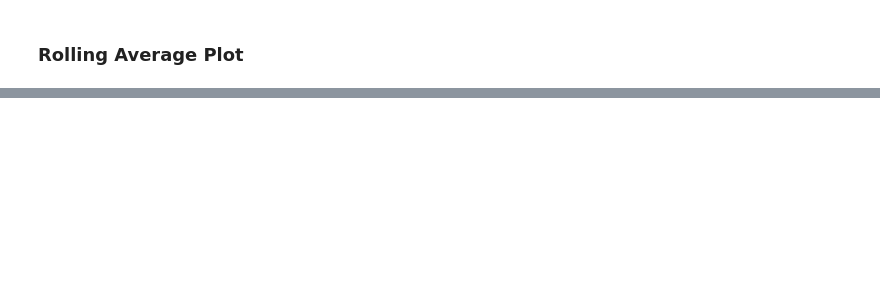
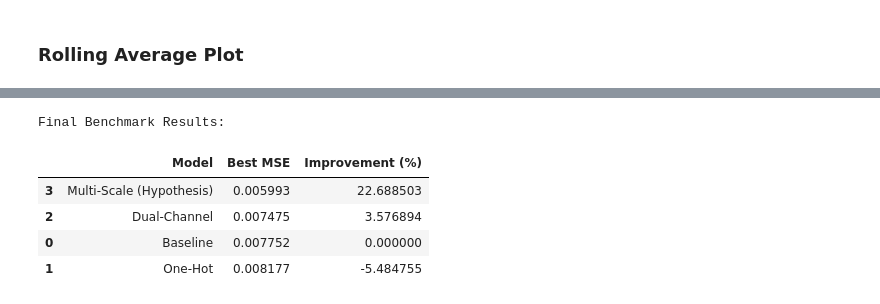
Before and after one commit to Friedrich-Mueller/ai_solutions, a Jupyter notebook: predictive_maintenance/notebooks/MVP.ipynb, the cells around one changed output, grey strips where cells are left out. Drawn from its saved outputs; the diff is of its cells as text; code cells hidden in the pictures; blank space fills up the shorter version.

```diff
--- a/predictive_maintenance/notebooks/MVP.ipynb
+++ b/predictive_maintenance/notebooks/MVP.ipynb
@@ -895,0 +932,18 @@ plt.show()
+# %%
+results = {
+    "Model": ["Baseline", "One-Hot", "Dual-Channel", "Multi-Scale (Hypothesis)"],
+    "Best MSE": [min(h_b), min(h_o), min(h_d), min(h_ms)]
+}
+
+summary_df = pd.DataFrame(results)
+summary_df['Improvement (%)'] = ((summary_df.iloc[0]['Best MSE'] - summary_df['Best MSE']) / summary_df.iloc[0]['Best MSE']) * 100
+
+print("Final Benchmark Results:")
+display(summary_df.sort_values(by="Best MSE"))
+# %% [output]
+Final Benchmark Results:
+|  | Model | Best MSE | Improvement (%) |
+| 3 | Multi-Scale (Hypothesis) | 0.005993 | 22.688503 |
+| 2 | Dual-Channel | 0.007475 | 3.576894 |
+| 0 | Baseline | 0.007752 | 0.000000 |
+| 1 | One-Hot | 0.008177 | -5.484755 |
```
Also changed, not shown: parts of 7 cells of this notebook.
